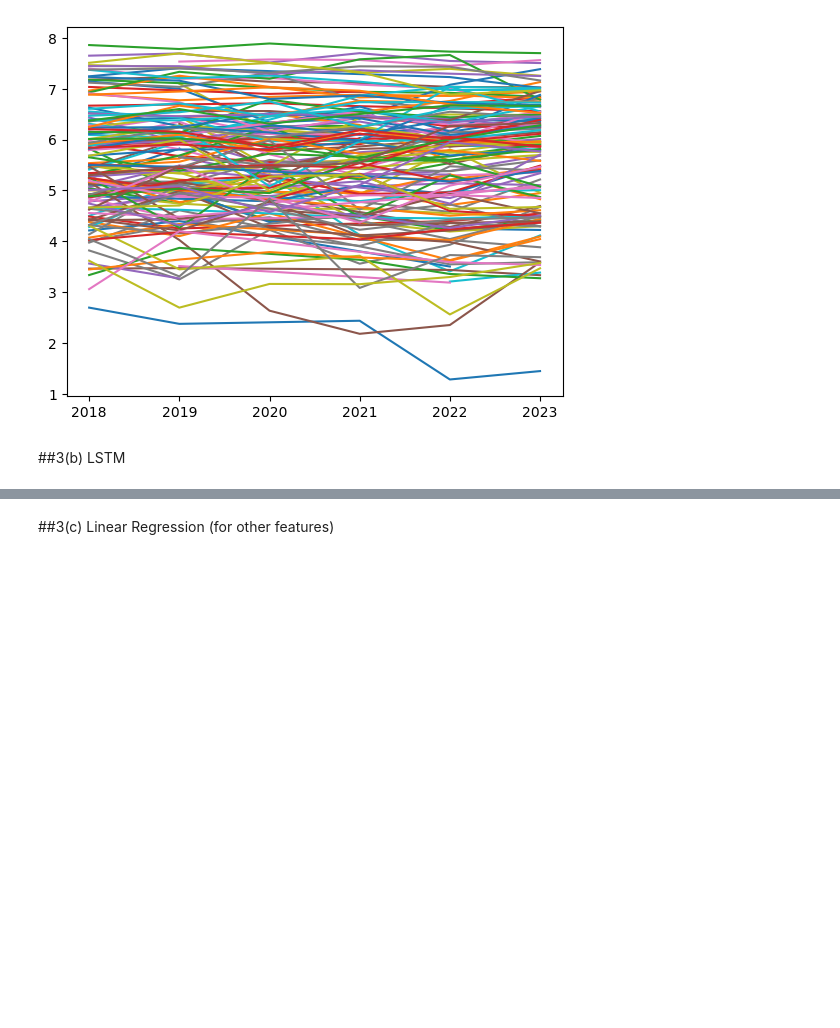
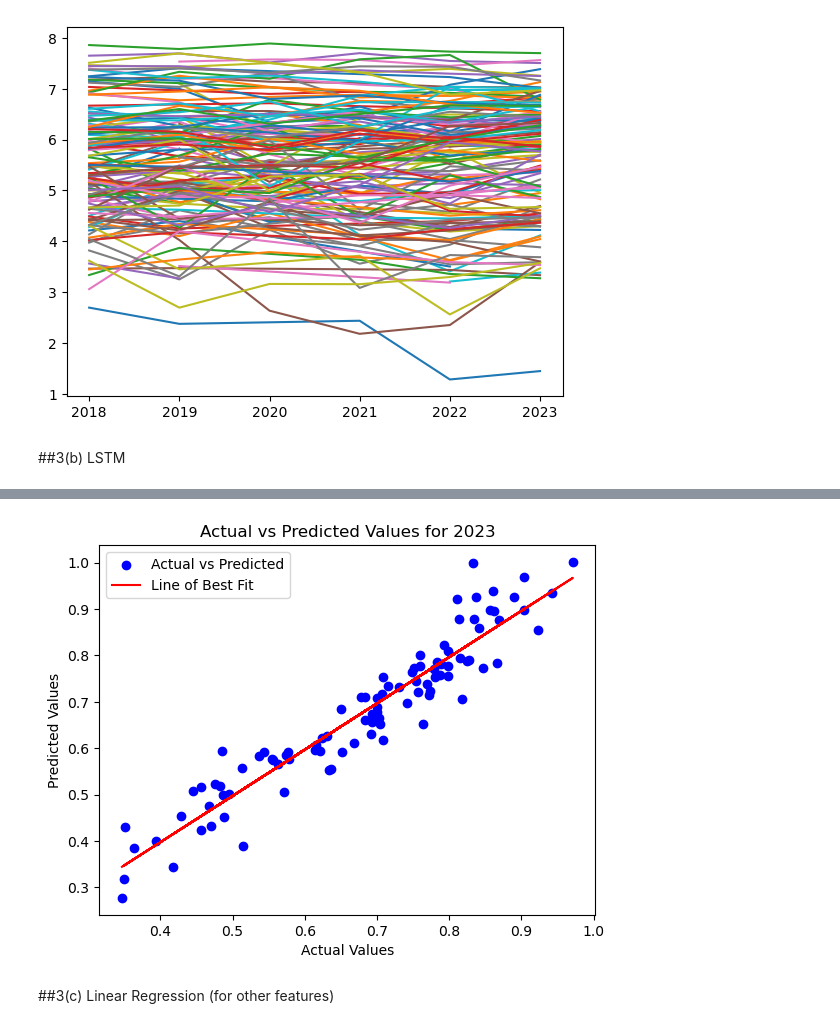
Before and after one commit to nicolesaade/WorldHappinessReportAnalysis, a Jupyter notebook: WorldHappinessReport_Time_Series copy.ipynb, the cells around one changed output, grey strips where cells are left out. Drawn from its saved outputs; the diff is of its cells as text; code cells hidden in the pictures; blank space fills up the shorter version.

```diff
--- a/WorldHappinessReport_Time_Series copy.ipynb
+++ b/WorldHappinessReport_Time_Series copy.ipynb
@@ -72,7 +87,7 @@ for country in data['Country name'].unique():
 # %% [markdown]
 ##3(b) LSTM
 # %%
-def create_model(neurons, dropout_rate):
+def create_model(neurons=100, dropout_rate=0.5):
     model = Sequential()
     model.add(LSTM(neurons, input_shape=(1, 3)))
     model.add(Dropout(dropout_rate))
@@ -84,7 +99,6 @@ model = KerasRegressor(model=create_model, verbose=0)
 
 param_dist = {
     'model__neurons': [50, 100],
-    'model__dropout_rate': [0.2, 0.3],
     'epochs': [50, 100],
     'batch_size': [32, 64]
 }
@@ -452,19 +466,19 @@ for country in countries:
 
     # Predict next 5 years using the last known data
     test_data = scaled_data[-3:].reshape((1, 3, 1))
-    freedom_prediction = []
+    generosity_prediction = []
 
     for _ in range(5):
         predicted_value = model.predict(test_data)
-        freedom_prediction.append(predicted_value[0, 0])
+        generosity_prediction.append(predicted_value[0, 0])
 
         # Update the test data with new predicted value
         new_data = np.append(test_data[0, 1:], predicted_value).reshape((1, 3, 1))
         test_data = new_data
 
     # Inverse transform the predictions to the original scale
-    freedom_prediction = scaler.inverse_transform(np.array(freedom_prediction).reshape(-1, 1)).flatten()
-    generosity_predictions[country] = freedom_prediction
+    generosity_prediction = scaler.inverse_transform(np.array(generosity_prediction).reshape(-1, 1)).flatten()
+    generosity_predictions[country] = generosity_prediction
 
 print(generosity_predictions)
 # %% [output]
@@ -707,3 +747,29 @@ Average loss: 0.11935183123064809
+# %%
+import matplotlib.pyplot as plt
+
+# Convert the lists of actual and predicted values to numpy arrays
+actual_values = np.array(all_y_actual)
+predicted_values = np.array(all_y_predicted)
+
+# Create a scatter plot of actual vs predicted values
+plt.scatter(actual_values, predicted_values, color='blue', label='Actual vs Predicted')
+
+# Add a line of best fit
+m, b = np.polyfit(actual_values, predicted_values, 1)
+plt.plot(actual_values, m * actual_values + b, color='red', label='Line of Best Fit')
+
+# Set plot labels and title
+plt.xlabel('Actual Values')
+plt.ylabel('Predicted Values')
+plt.title('Actual vs Predicted Values for 2023')
+
+# Add legend
+plt.legend()
+
+# Display the plot
+plt.show()
+# %% [output]
+[figure, added]
 # %% [markdown]
 ##3(c) Linear Regression (for other features)
 # %%
```
Also changed, not shown: parts of 10 cells of this notebook.
